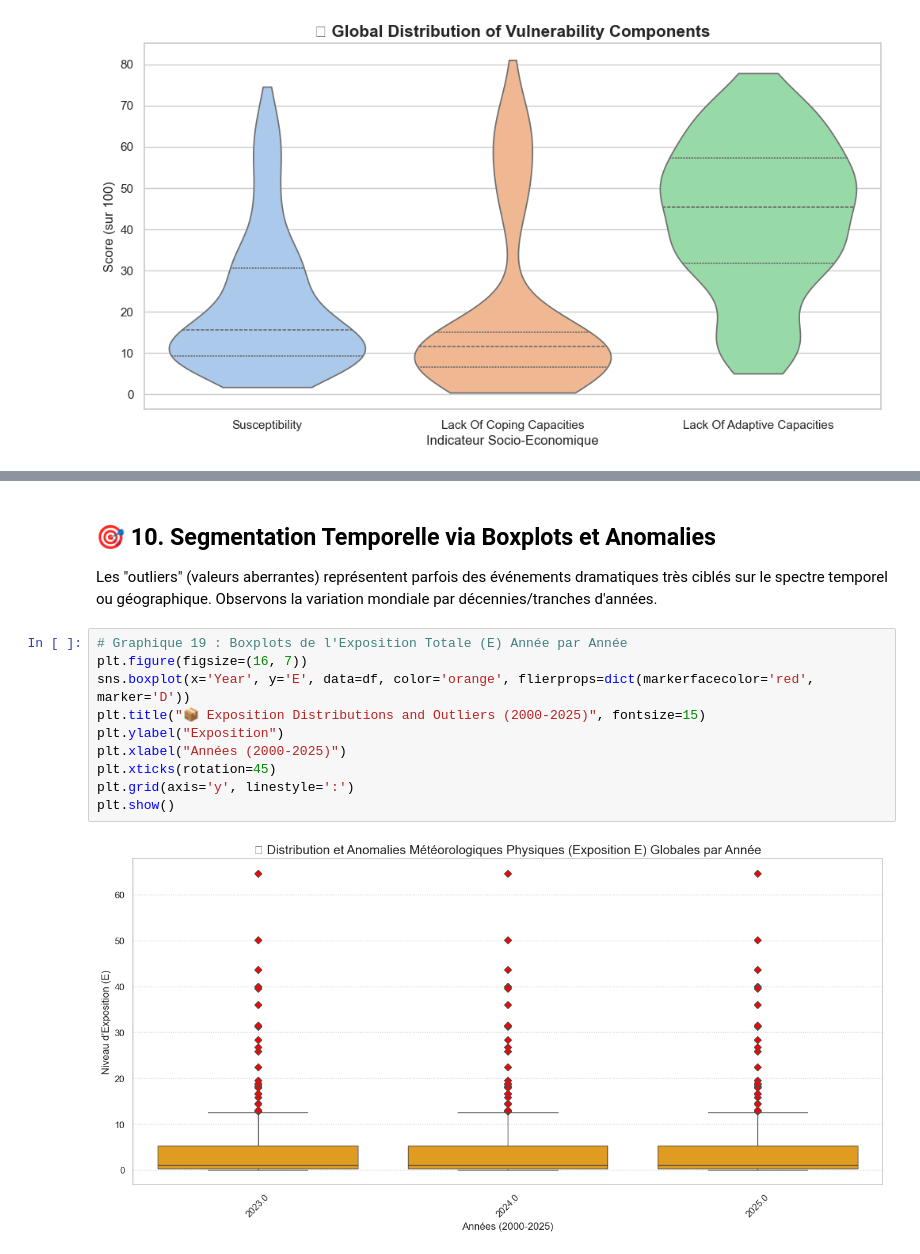
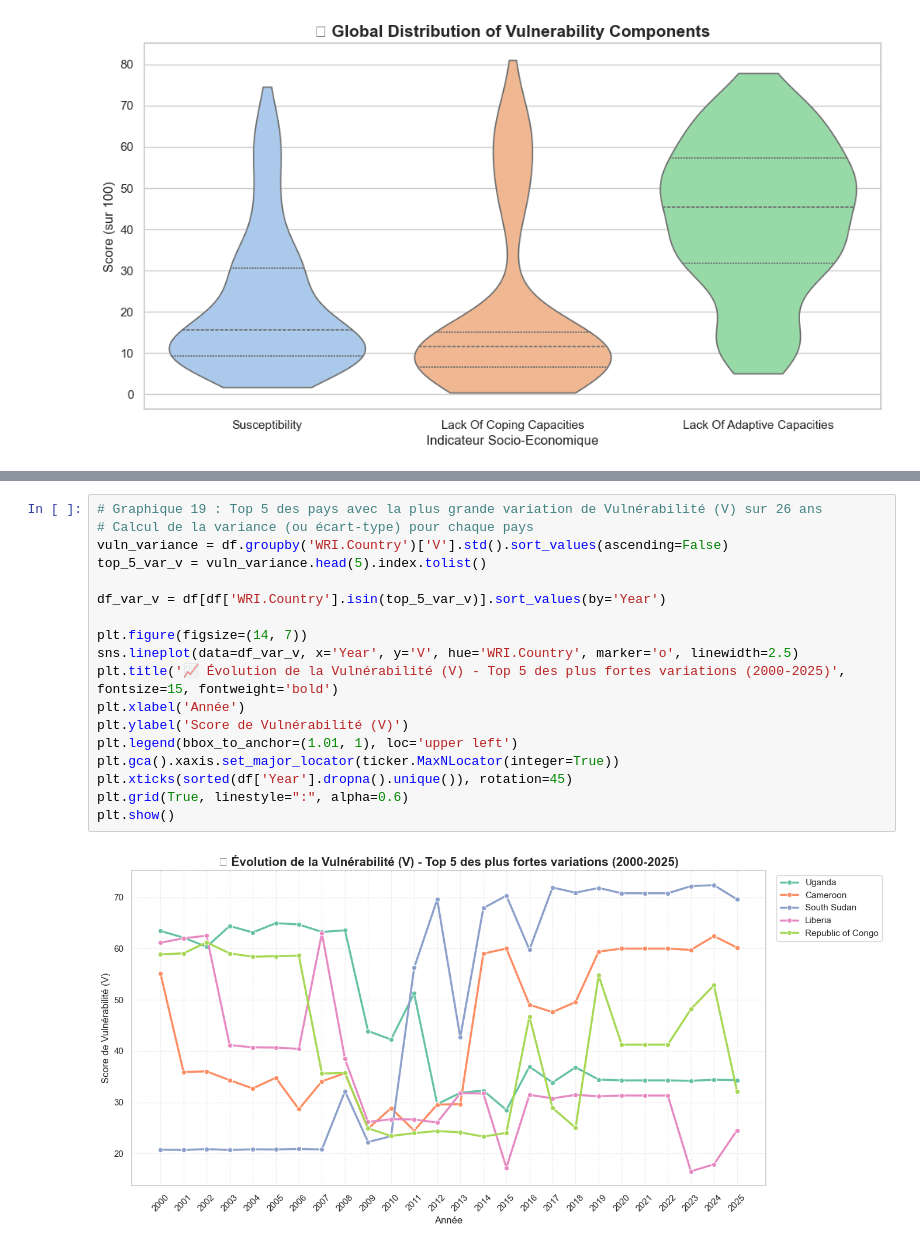
Before and after one commit to audurierth/world-risk-stats, a Jupyter notebook: graphics_BECHARD.ipynb, the cells around one changed output, grey strips where cells are left out. Saved outputs shown, nothing was run; the diff lists cells and outputs as text.

```diff
--- a/graphics_BECHARD.ipynb
+++ b/graphics_BECHARD.ipynb
@@ -346,15 +230,20 @@ plt.show()
-# %% [markdown]
-## 🎯 10. Segmentation Temporelle via Boxplots et Anomalies
-Les "outliers" (valeurs aberrantes) représentent parfois des événements dramatiques très ciblés sur le spectre temporel ou géographique. Observons la variation mondiale par décennies/tranches d'années.
-# %%
-# Graphique 19 : Boxplots de l'Exposition Totale (E) Année par Année
-plt.figure(figsize=(16, 7))
-sns.boxplot(x='Year', y='E', data=df, color='orange', flierprops=dict(markerfacecolor='red', marker='D'))
-plt.title("📦 Exposition Distributions and Outliers (2000-2025)", fontsize=15)
-plt.ylabel("Exposition")
-plt.xlabel("Années (2000-2025)")
-plt.xticks(rotation=45)
-plt.grid(axis='y', linestyle=':')
-plt.show()
-# %% [output]
-[figure, removed]
+# %%
+# Graphique 19 : Top 5 des pays avec la plus grande variation de Vulnérabilité (V) sur 26 ans
+# Calcul de la variance (ou écart-type) pour chaque pays
+vuln_variance = df.groupby('WRI.Country')['V'].std().sort_values(ascending=False)
+top_5_var_v = vuln_variance.head(5).index.tolist()
+
+df_var_v = df[df['WRI.Country'].isin(top_5_var_v)].sort_values(by='Year')
+
+plt.figure(figsize=(14, 7))
+sns.lineplot(data=df_var_v, x='Year', y='V', hue='WRI.Country', marker='o', linewidth=2.5)
+plt.title('📈 Évolution de la Vulnérabilité (V) - Top 5 des plus fortes variations (2000-2025)', fontsize=15, fontweight='bold')
+plt.xlabel('Année')
+plt.ylabel('Score de Vulnérabilité (V)')
+plt.legend(bbox_to_anchor=(1.01, 1), loc='upper left')
+plt.gca().xaxis.set_major_locator(ticker.MaxNLocator(integer=True))
+plt.xticks(sorted(df['Year'].dropna().unique()), rotation=45)
+plt.grid(True, linestyle=":", alpha=0.6)
+plt.show()
+# %% [output]
+[figure, added]
```
Also changed, not shown: parts of 27 cells of this notebook, 1 other file.
